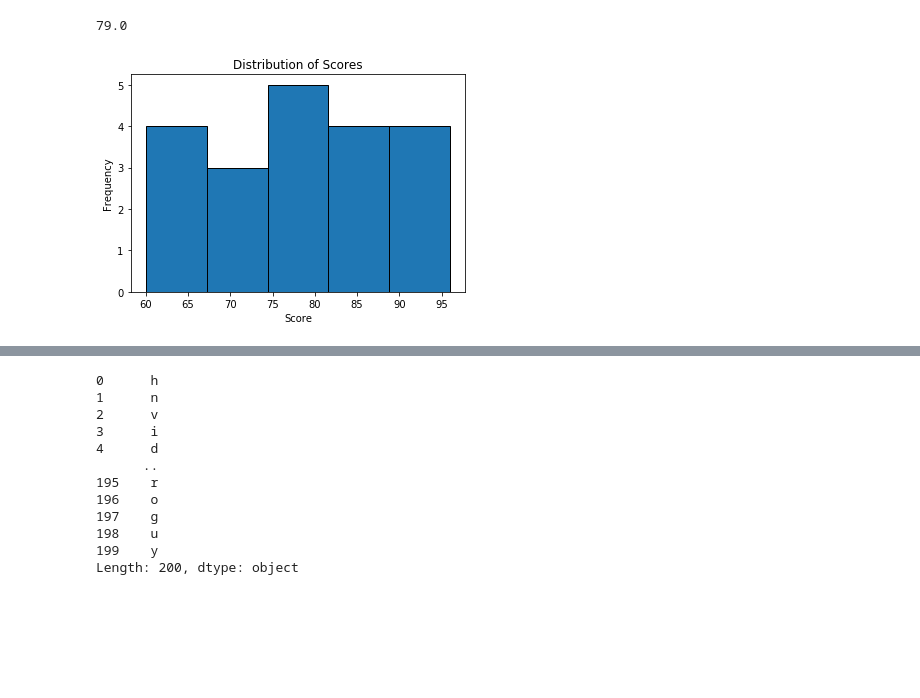
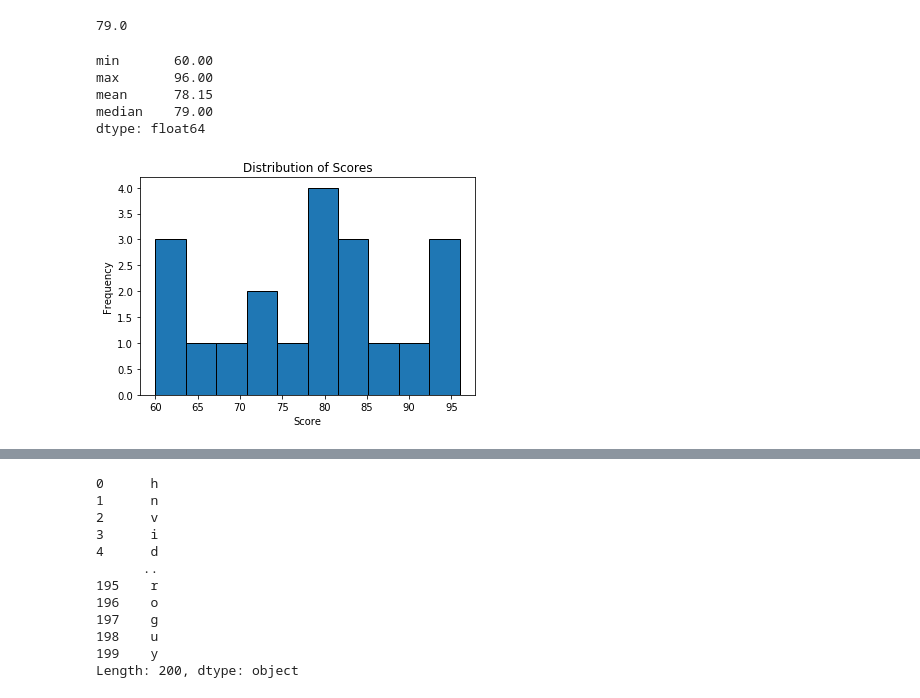
Before and after one commit to aleclhartman/python-exercises, a Jupyter notebook: 4.8.4.2_pandas_series.ipynb, the cells around one changed output, grey strips where cells are left out. Saved outputs shown, nothing was run; the diff lists cells and outputs as text; code cells hidden in the pictures; blank space fills up the shorter version.

```diff
--- a/4.8.4.2_pandas_series.ipynb
+++ b/4.8.4.2_pandas_series.ipynb
@@ -371,12 +499,20 @@ scores.mean()
 scores.median()
 # %% [output]
 79.0
+# %%
+scores.agg(["min", "max", "mean", "median"])
+# %% [output]
+min       60.00
+max       96.00
+mean      78.15
+median    79.00
+dtype: float64
 # %%
 # Plot a histogram of the scores.
 
-scores.plot.hist(bins=5, edgecolor="black")
+scores.plot.hist(edgecolor="black")
 plt.title("Distribution of Scores")
 plt.xlabel("Score")
 plt.show()
 # %% [output]
-[figure, old version]
+[figure, new version]
```
Also changed, not shown: parts of 17 cells of this notebook.
